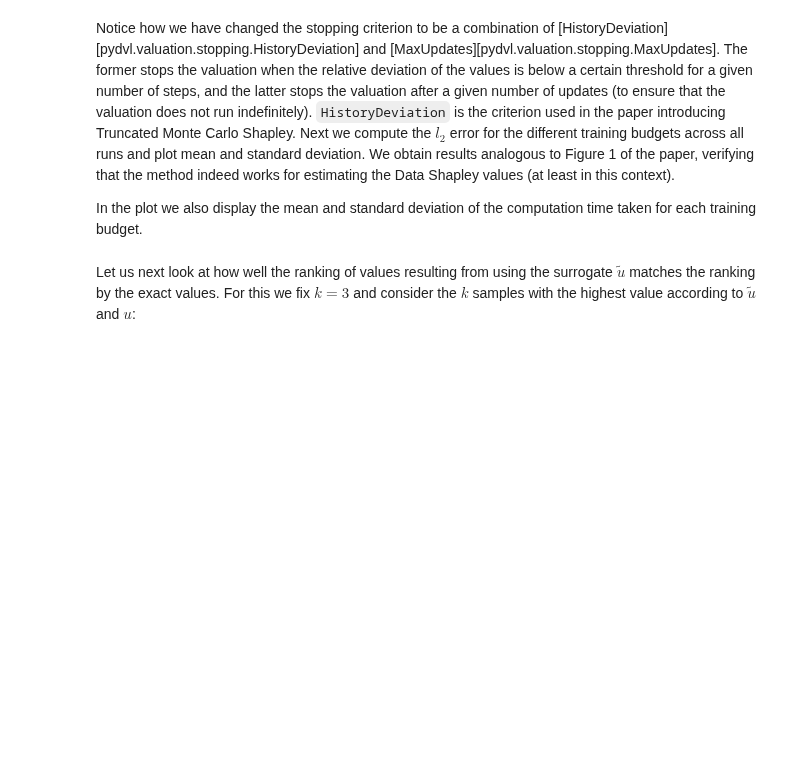
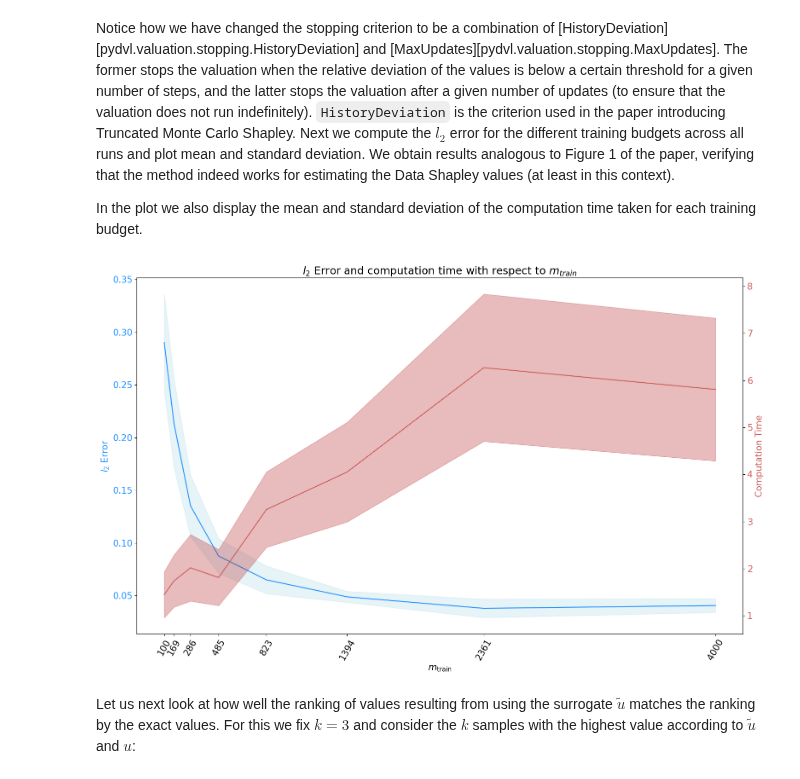
Before and after one commit to aai-institute/pyDVL, a Jupyter notebook: notebooks/shapley_utility_learning.ipynb, the cells around one changed output. Saved outputs shown, nothing was run; the diff lists cells and outputs as text; code cells hidden in the pictures; blank space fills up the shorter version.

```diff
--- a/notebooks/shapley_utility_learning.ipynb
+++ b/notebooks/shapley_utility_learning.ipynb
@@ -177,5 +189,5 @@ mlp_params = dict(
     batch_size=batch_size,
     max_iter=800,
     shuffle=False,
-    random_state=random_state
+    random_state=random_state,
 )
@@ -235,3 +231,18 @@ for idx, budget in pbar:
+# %%
+with parallel_config(n_jobs=n_jobs):
+    worker = delayed(run_once)
+
+    with Parallel(return_as="generator_unordered") as parallel:
+        jobs = parallel(
+            worker(run, budget)
+            for run, budget in product(range(n_runs), training_budgets)
+        )
+
+        pbar = tqdm(jobs, total=n_runs * len(training_budgets))
+        for run, budget, result, time in pbar:
+            computation_times[budget].append(time)
+            dul_df = result.to_dataframe(column=f"{budget}_{run}")[f"{budget}_{run}"]
+            df = pd.concat([df, dul_df], axis=1)
 # %% [markdown]
 Notice how we have changed the stopping criterion to be a combination of [HistoryDeviation][pydvl.valuation.stopping.HistoryDeviation] and [MaxUpdates][pydvl.valuation.stopping.MaxUpdates]. The former stops the valuation when the relative deviation of the values is below a certain threshold for a given number of steps, and the latter stops the valuation after a given number of updates (to ensure that the valuation does not run indefinitely). `HistoryDeviation` is the criterion used in the paper introducing Truncated Monte Carlo Shapley.
 Next we compute the $l_2$ error for the different training budgets across all runs and plot mean and standard deviation. We obtain results analogous to Figure 1 of the paper, verifying that the method indeed works for estimating the Data Shapley values (at least in this context).
@@ -239,18 +250,20 @@ Next we compute the $l_2$ error for the different training budgets across all ru
 In the plot we also display the mean and standard deviation of the computation time taken for each training budget.
 # %%
 max_len = max(len(v) for v in computation_times.values() if isinstance(v, list))
-for k,v in computation_times.items():
-    computation_times[k] = v + [v[-1]] if isinstance(v, list) and len(v) < max_len else v
+for k, v in computation_times.items():
+    computation_times[k] = (
+        v + [v[-1]] if isinstance(v, list) and len(v) < max_len else v
+    )
 # %%
 from pydvl.utils import top_k_value_accuracy
 
 computation_times_df = pd.DataFrame(computation_times)
-errors = np.zeros((len(training_budget_values), n_runs), dtype=float)
-accuracies = np.zeros((len(training_budget_values), n_runs), dtype=float)
+errors = np.zeros((len(training_budgets), n_runs), dtype=float)
+accuracies = np.zeros((len(training_budgets), n_runs), dtype=float)
 
 top_k = 3
 
-for i, budget in enumerate(training_budget_values):
+for i, budget in enumerate(training_budgets):
     for j in range(n_runs):
         y_true = df["exact"].values
         y_estimated = df[f"{budget}_{j}"].values
@@ -260,35 +273,37 @@ for i, budget in enumerate(training_budget_values):
 fig, ax = plt.subplots()
 shaded_mean_std(
     errors.transpose(),
-    abscissa=training_budget_values,
+    abscissa=training_budgets,
     num_std=1,
     xlabel="$m_\\operatorname{train}$",
     ylabel="$l_2$ Error",
     label="Estimated values",
     mean_color="dodgerblue",
     shade_color="lightblue",
     ax=ax,
 )
 ax.set_ylabel("$l_2$ Error", color="dodgerblue")
 ax.tick_params(axis="y", labelcolor="dodgerblue")
 
 ax2 = ax.twinx()
 shaded_mean_std(
     computation_times_df.drop(columns="exact"),
-    abscissa=training_budget_values,
+    abscissa=training_budgets,
     num_std=1,
     xlabel="$m_\\operatorname{train}$",
     ylabel="Time",
     label="Estimated values",
     mean_color="indianred",
     shade_color="firebrick",
     ax=ax2,
 )
 ax2.set_ylabel("Computation Time", color="indianred")
 ax2.tick_params(axis="y", labelcolor="indianred")
 ax.set_title("$l_2$ Error and computation time with respect to $m_{train}$")
 fig.tight_layout()
 plt.show();
+# %% [output]
+[figure, added]
 # %% [markdown]
 Let us next look at how well the ranking of values resulting from using the surrogate $\tilde{u}$ matches the ranking by the exact values. For this we fix $k=3$ and consider the $k$ samples with the highest value according to $\tilde{u}$ and $u$:
 # %%
```
Also changed, not shown: parts of 28 cells of this notebook.
